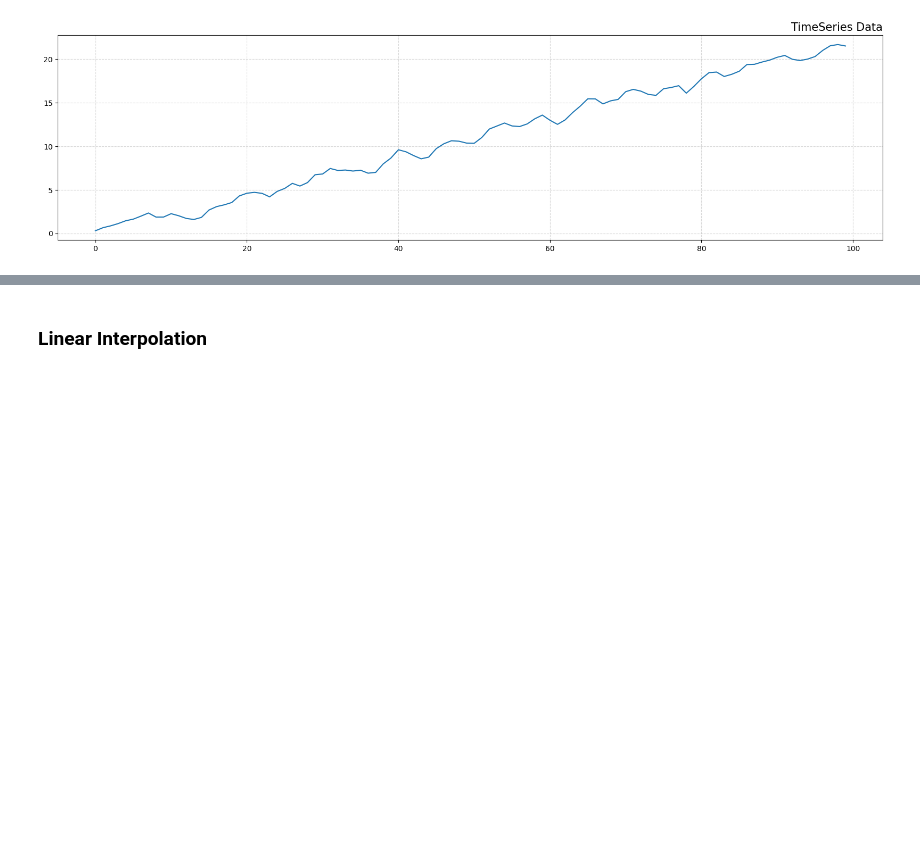
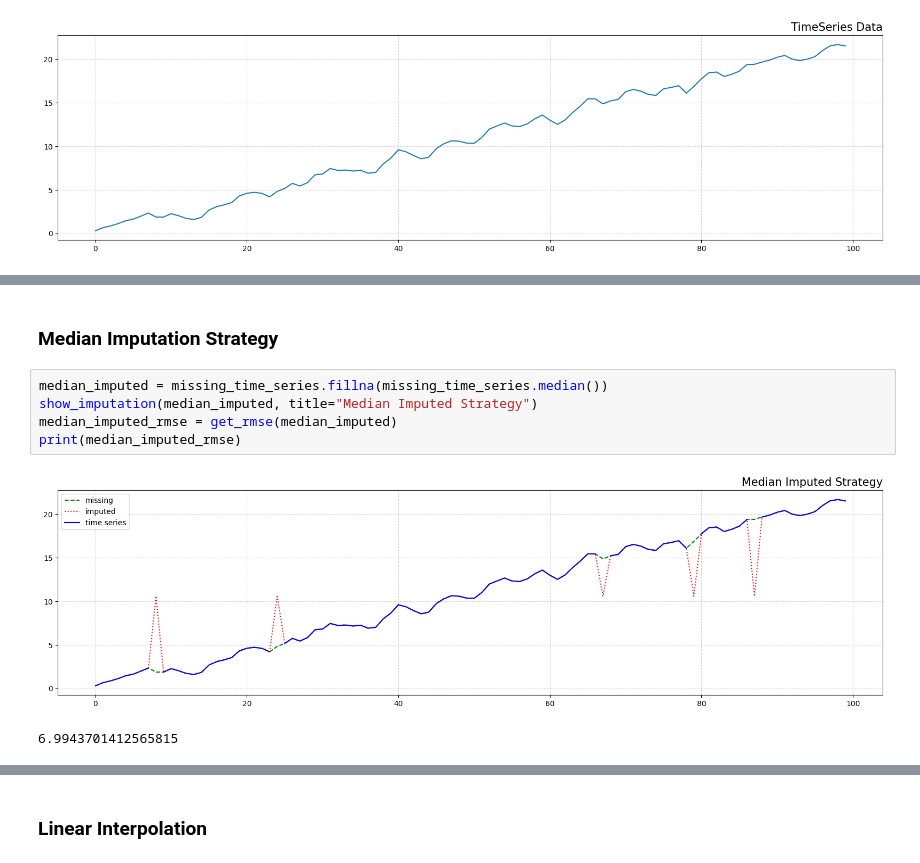
Before and after one commit to talhajamal11/mathematical_modelling, a Jupyter notebook: src/Time Series/interpolation_extrapolation.ipynb, the cells around one changed output, grey strips where cells are left out. Cells and saved outputs as stored; diff of their text form; blank space fills up the shorter version.

```diff
--- a/src/Time Series/interpolation_extrapolation.ipynb
+++ b/src/Time Series/interpolation_extrapolation.ipynb
@@ -92,0 +103,10 @@ def get_rmse(imputed: pd.Series,
+# %% [markdown]
+### Median Imputation Strategy
+# %%
+median_imputed = missing_time_series.fillna(missing_time_series.median())
+show_imputation(median_imputed, title="Median Imputed Strategy")
+median_imputed_rmse = get_rmse(median_imputed)
+print(median_imputed_rmse)
+# %% [output]
+[figure, added]
+6.9943701412565815
```
Also changed, not shown: parts of 12 cells of this notebook.
